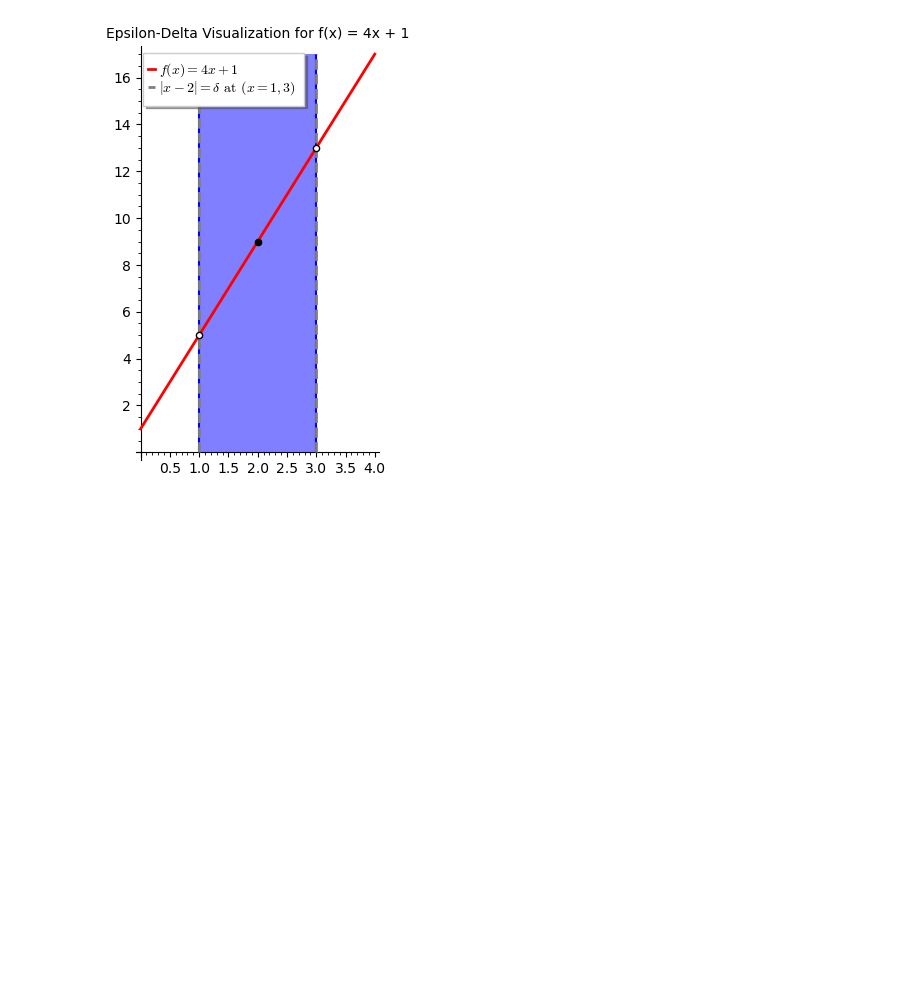
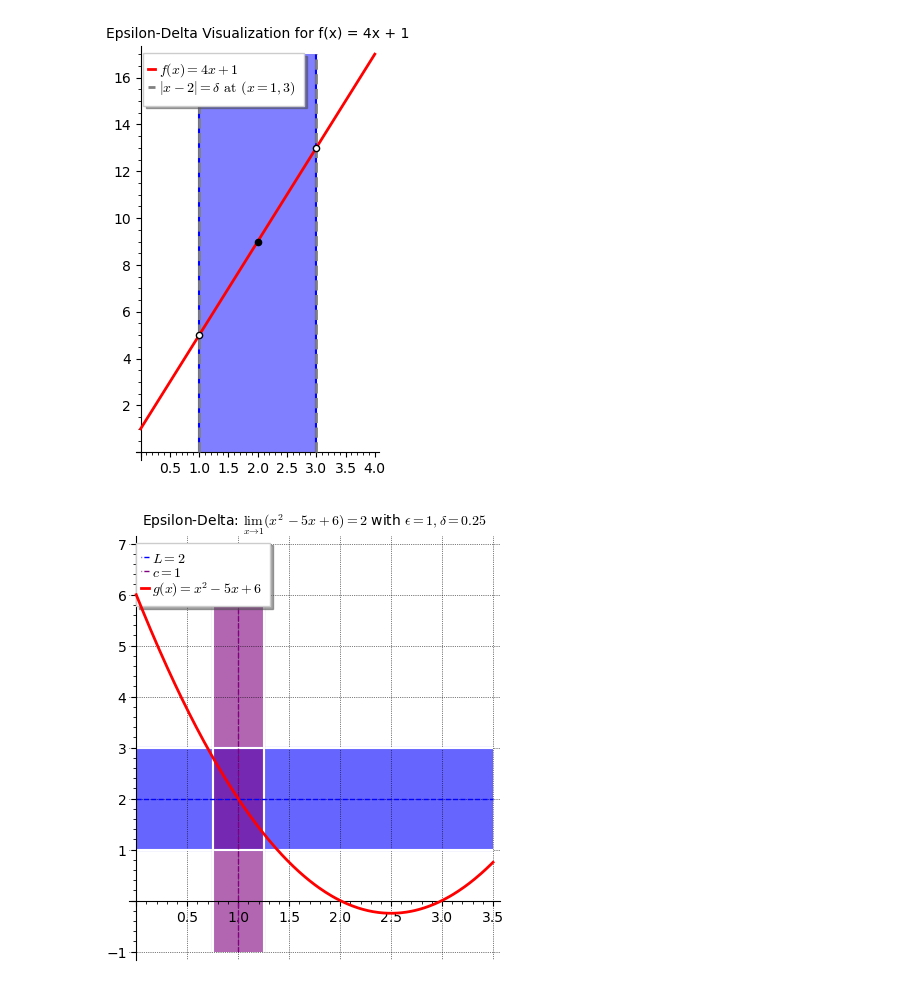
Before and after one commit to hammondutra/cs111_assignments, a Jupyter notebook: Deep Dive: Limits, Continuity, and Single-Variable Differentiation.ipynb, the cells around one changed output. Drawn from its saved outputs; the diff is of its cells as text; code cells hidden in the pictures; blank space fills up the shorter version.

Commit message:
Added additional visualization for delta-epsilon visualization in quadratic functions

```diff
--- a/Deep Dive: Limits, Continuity, and Single-Variable Differentiation.ipynb
+++ b/Deep Dive: Limits, Continuity, and Single-Variable Differentiation.ipynb
@@ -21,3 +22,29 @@ show_all = P1 + I1 + L1 + L2 + C1 + C2 + C3
 show_all.show(aspect_ratio=0.4, title="Epsilon-Delta Visualization for f(x) = 4x + 1")
 # %% [output]
 [figure]
+# %%
+g(x) = x^2 - 5*x + 6
+
+c = 1
+L = 2
+epsilon = 1
+delta = min(1, epsilon / 4)
+
+# Plot ranges
+x_min, x_max = 0, 3.5
+y_min, y_max = -1, 7
+
+# Plot the function itself
+P_function = plot(g(x), (x, x_min, x_max), color="red", legend_label=r"$g(x) = x^2 - 5x + 6$", thickness=2, zorder=10)
+
+R_epsilon = region_plot(abs(y - L) < epsilon, (x, x_min, x_max), (y, y_min, y_max), incol="blue", alpha=0.6, legend_label=r"$\epsilon$-band ($|y - 2| < 1$)")
+R_delta = region_plot(abs(x - c) < delta, (x, x_min, x_max), (y, y_min, y_max), incol="purple", alpha=0.6, legend_label=r"$\delta$-interval ($|x - 1| < 0.25$)")
+
+# Add dashed lines for c and L
+L_limit = line([(x_min, L), (x_max, L)], color="blue", linestyle="--", legend_label=r"$L = 2$")
+C_point = line([(c, y_min), (c, y_max)], color="purple", linestyle="--", legend_label=r"$c = 1$")
+
+show_all = R_epsilon + R_delta + L_limit + C_point + P_function
+show_all.show(xmin=x_min, xmax=x_max, ymin=y_min, ymax=y_max, aspect_ratio=0.5, title=r"Epsilon-Delta: $\lim_{x \to 1} (x^2 - 5x + 6) = 2$ with $\epsilon=1, \delta=0.25$", gridlines=True, legend_loc='upper left')
+# %% [output]
+[figure, added]
```
Also changed, not shown: parts of 1 cell of this notebook, 1 other file.
